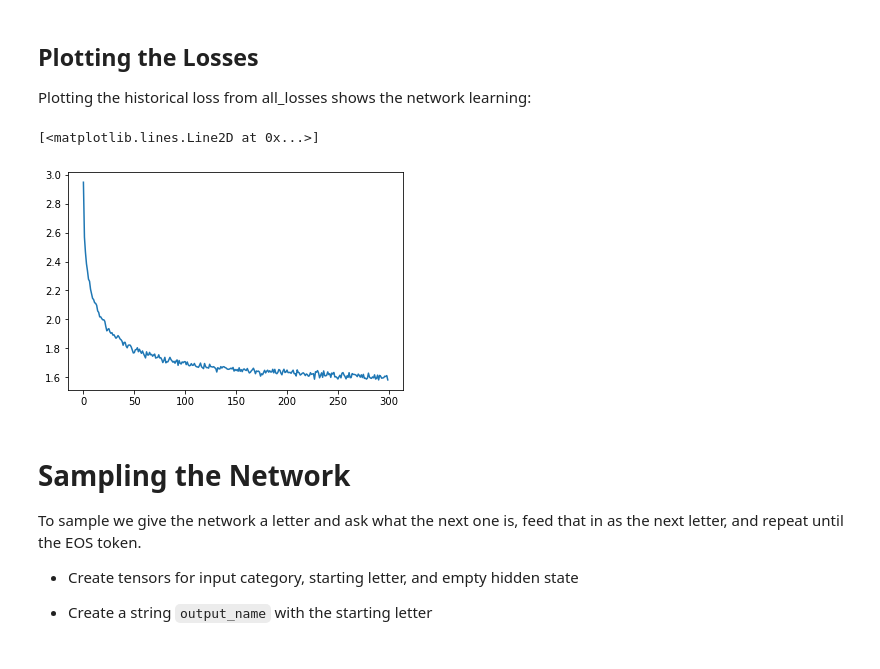
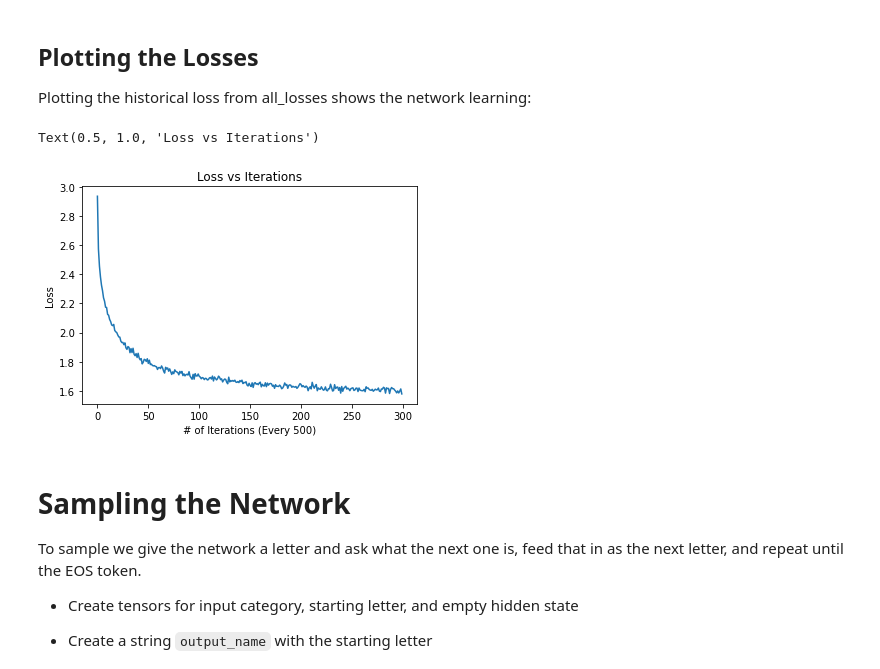
Before and after one commit to IanDavis742/CS389-Final-Project, a Jupyter notebook: RNN_with_GRU.ipynb, the cells around one changed output. Cells and saved outputs as stored; diff of their text form; code cells hidden in the pictures.

```diff
--- a/RNN_with_GRU.ipynb
+++ b/RNN_with_GRU.ipynb
@@ -346,11 +349,14 @@ learning:
 # %%
 import matplotlib.pyplot as plt
 
 plt.figure()
 plt.plot(all_losses)
+plt.xlabel("# of Iterations (Every 500)")
+plt.ylabel("Loss")
+plt.title("Loss vs Iterations")
 # %% [output]
-[<matplotlib.lines.Line2D at 0x...>]
+Text(0.5, 1.0, 'Loss vs Iterations')
-[figure, old version]
+[figure, new version]
 # %% [markdown]
 Sampling the Network
 ====================
```
Also changed, not shown: parts of 2 cells of this notebook, 2 other files.
